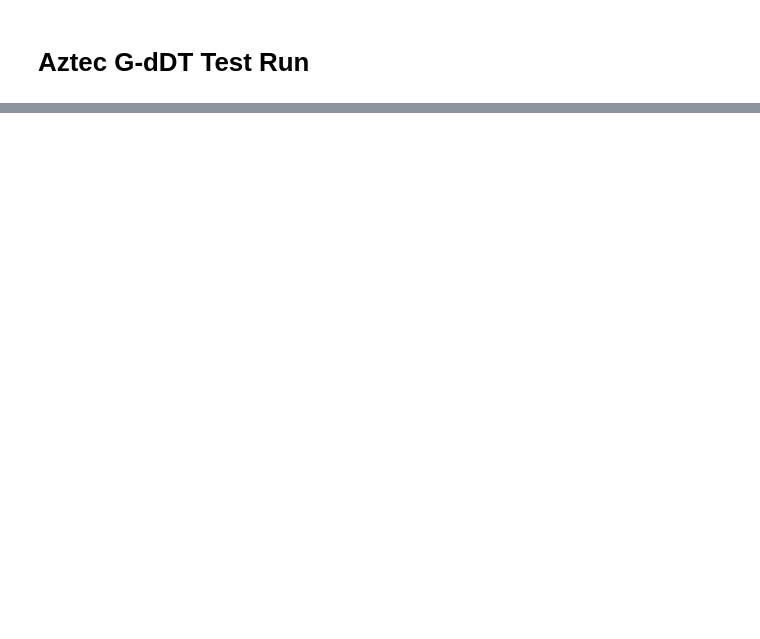
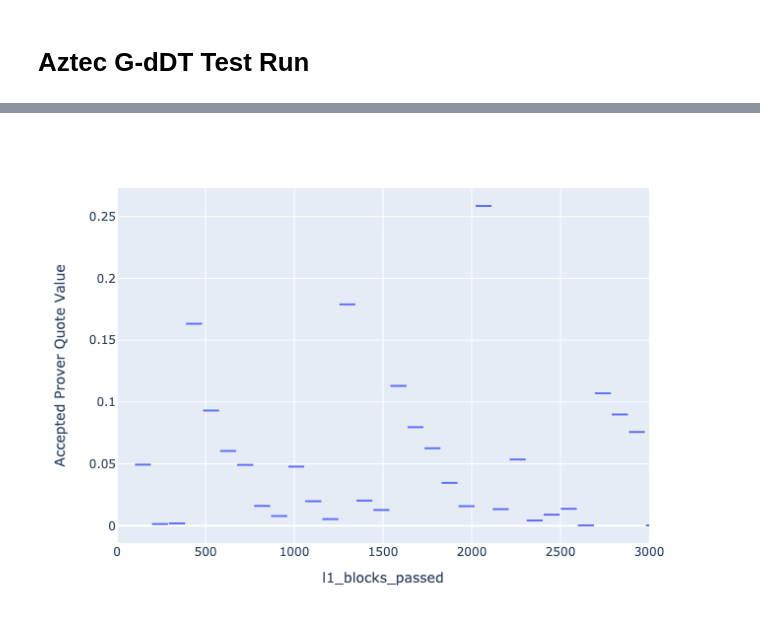
Before and after one commit to BlockScience/aztec-gddt-v2, a Jupyter notebook: notebooks/test_run.ipynb, the cells around one changed output, grey strips where cells are left out. Saved outputs shown, nothing was run; the diff lists cells and outputs as text; code cells hidden in the pictures; blank space fills up the shorter version.

Commit message:
add traj-metrics t-m1, t-m2 and t-m3

```diff
--- a/notebooks/test_run.ipynb
+++ b/notebooks/test_run.ipynb
@@ -178,12 +14,0 @@ When grouping with a length-1 list-like, you will need to pass a length-1 tuple
-# %%
-x = []
-y = []
-for i, row in sim_df.head(300).iterrows():
-    y_lst = [a.score for a in row.agents]
-    y += y_lst
-    x += len(y_lst) * [i]
-
-plt.hist2d(x, y, bins=(300, 20))
-plt.xlabel('L1 Blocks Passed')
-plt.ylabel('Agent Scores')
-plt.show()
@@ -191,0 +17,12 @@ plt.show()
+# %%
+from aztec_gddt.experiment import test_run
+
+# HACK in order to do sims in single mode
+runs = 3
+sim_dfs = []
+for run in range(runs):
+    sim_dfs.append(test_run().set_index('l1_blocks_passed').assign(run=run))
+mc_traj_df = pd.concat(sim_dfs)
+
+traj_df = mc_traj_df.query("run == 0 & subset == 0 & simulation == 0")
+traj_df.columns
@@ -191,0 +77,7 @@ plt.show()
+# %%
+y = traj_df.last_epoch.map(lambda x: x.accepted_prover_quote)
+
+fig = px.line(traj_df, y=y, labels={"x": 'timestep', 'y': 'Accepted Prover Quote Value'})
+fig.show()
+# %% [output]
+[figure, added]
```
Also changed, not shown: parts of 45 cells of this notebook, 1 other file.
